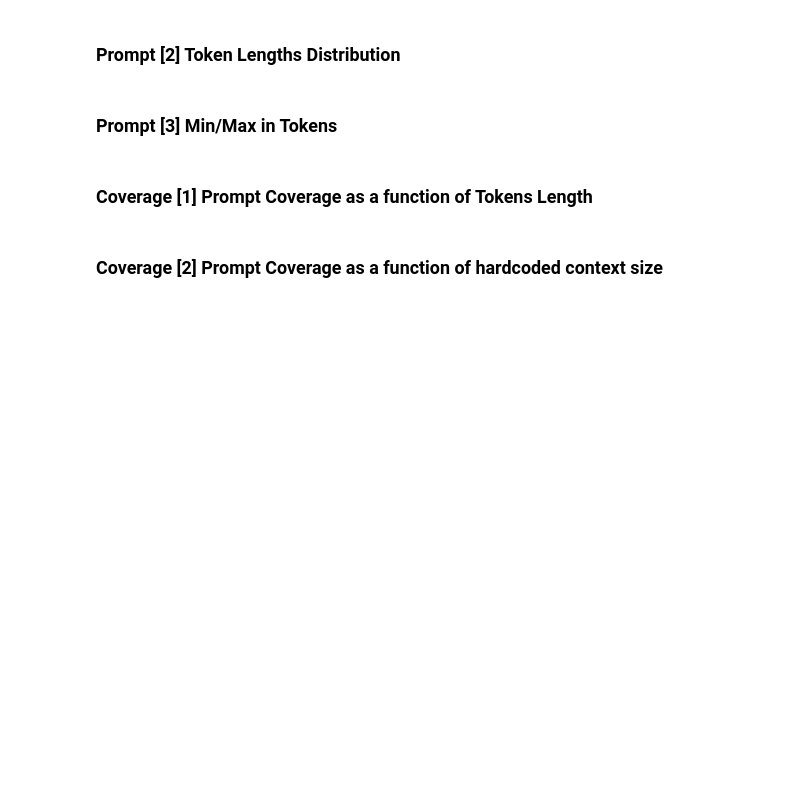
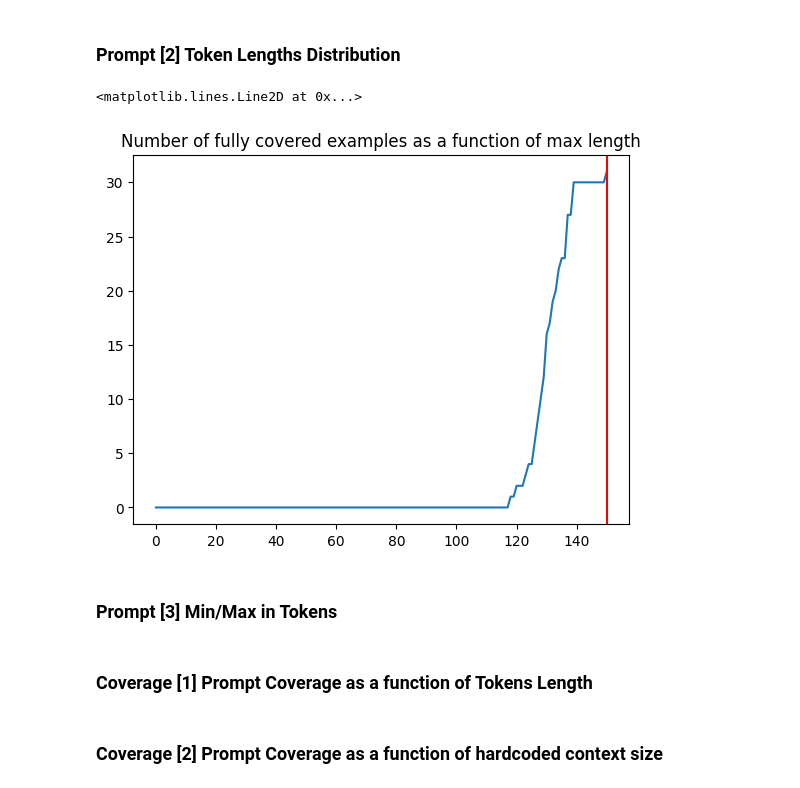
Before and after one commit to iusztinpaul/hands-on-llms, a Jupyter notebook: notebooks/prompts_eda.ipynb, the cells around one changed output. Saved outputs shown, nothing was run; the diff lists cells and outputs as text; code cells hidden in the pictures; blank space fills up the shorter version.

```diff
--- a/notebooks/prompts_eda.ipynb
+++ b/notebooks/prompts_eda.ipynb
@@ -40,3 +133,11 @@ Insights:
+# %%
+# Plot tokens distributions
+plt.plot([len([l for l in lens if l <= m]) for m in range(max(lens) + 1)])
+plt.title("Number of fully covered examples as a function of max length")
+plt.axvline(x=150, color="red")
+# %% [output]
+<matplotlib.lines.Line2D at 0x...>
+[figure, added]
 # %% [markdown]
 ### Prompt [3] Min/Max in Tokens
 # %%
```
Also changed, not shown: parts of 8 cells of this notebook.
